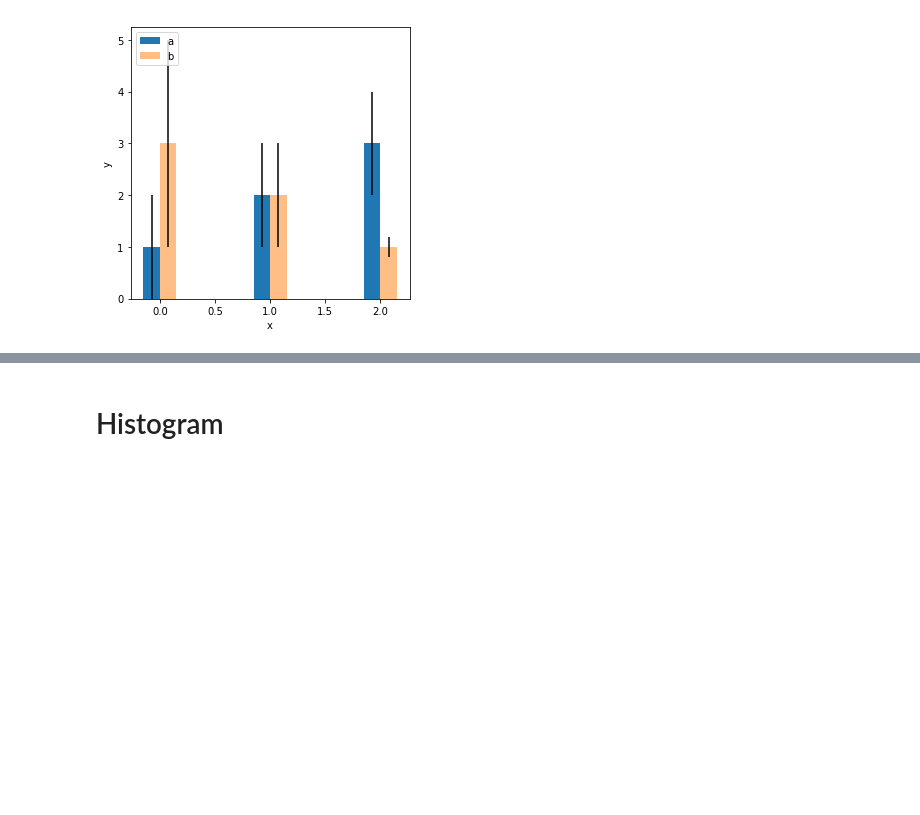
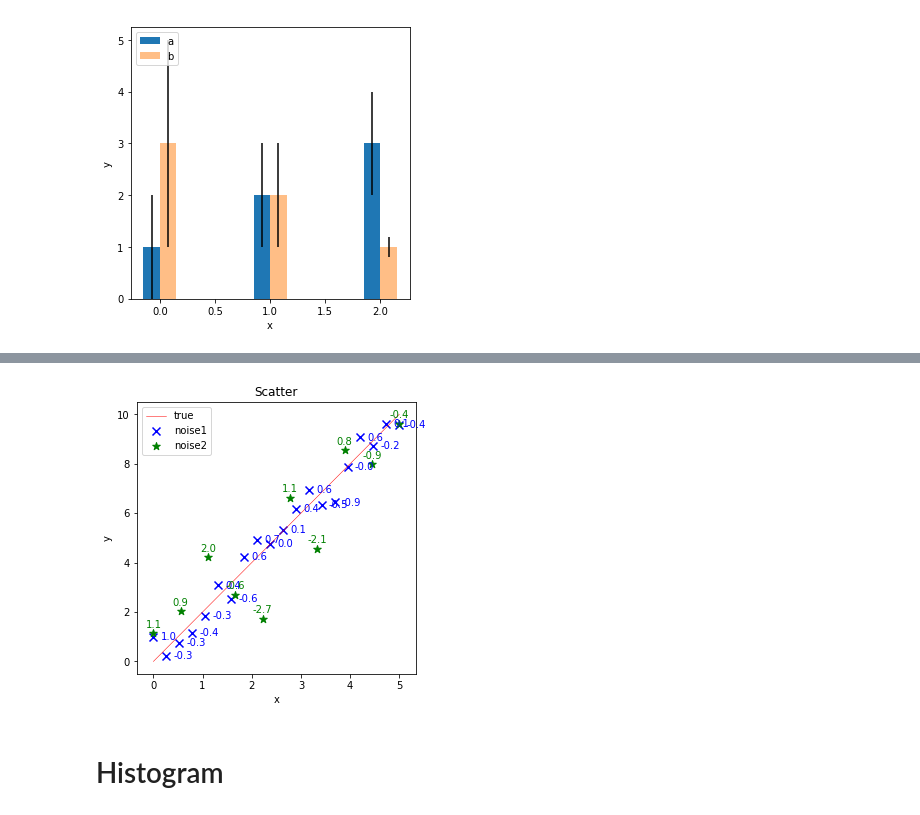
Before and after one commit to akihikoy/ay_test, a Jupyter notebook: python/matplotlib/jupyter_notebook.ipynb, the cells around one changed output, grey strips where cells are left out. Saved outputs shown, nothing was run; the diff lists cells and outputs as text; code cells hidden in the pictures; blank space fills up the shorter version.

```diff
--- a/python/matplotlib/jupyter_notebook.ipynb
+++ b/python/matplotlib/jupyter_notebook.ipynb
@@ -102,3 +137,27 @@ set_matplotlib_formats('png')
+# %%
+f= lambda X: 2.0*X
+X0= np.linspace(0,5,1000)
+X1= np.linspace(0,5,20)
+Y1= np.random.uniform(-1.,1.,size=len(X1))
+X2= np.linspace(0,5,10)
+Y2= np.random.uniform(-3.,3.,size=len(X2))
+
+fig= plt.figure(figsize=(5,5))
+ax= fig.add_subplot(1,1,1,title='Scatter',xlabel='x',ylabel='y')
+ax.plot(X0, f(X0), color='red', linewidth=0.5, label='true')
+ax.scatter(X1, f(X1)+Y1, color='blue', label=f'noise1', marker='x', s=64)
+ax.scatter(X2, f(X2)+Y2, color='green', label=f'noise2', marker='*', s=64)
+
+for i in range(len(X1)): ax.annotate(f'{Y1[i]:.1f}',(0.15+X1[i],f(X1[i])+Y1[i]),  #, rotation=-90
+                                     verticalalignment='center', fontsize=10, color='blue')
+
+for i in range(len(X2)): ax.annotate(f'{Y2[i]:.1f}',(X2[i],0.15+f(X2[i])+Y2[i]),
+                                     horizontalalignment='center', verticalalignment='bottom', fontsize=10, color='green')
+
+ax.legend()
+plt.show()
+# %% [output]
+[figure, added]
 # %% [markdown]
 # Histogram
 # %%
```
Also changed, not shown: parts of 3 cells of this notebook, 1 other file.
